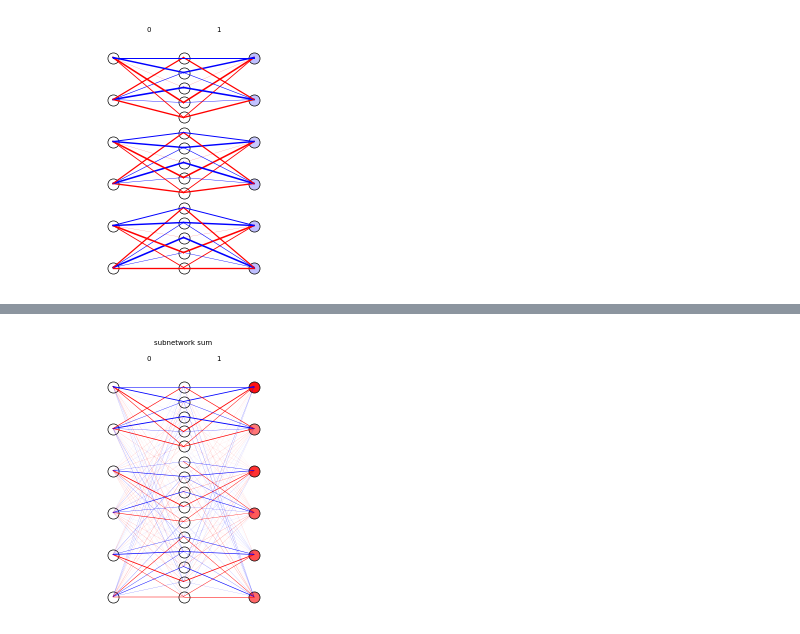
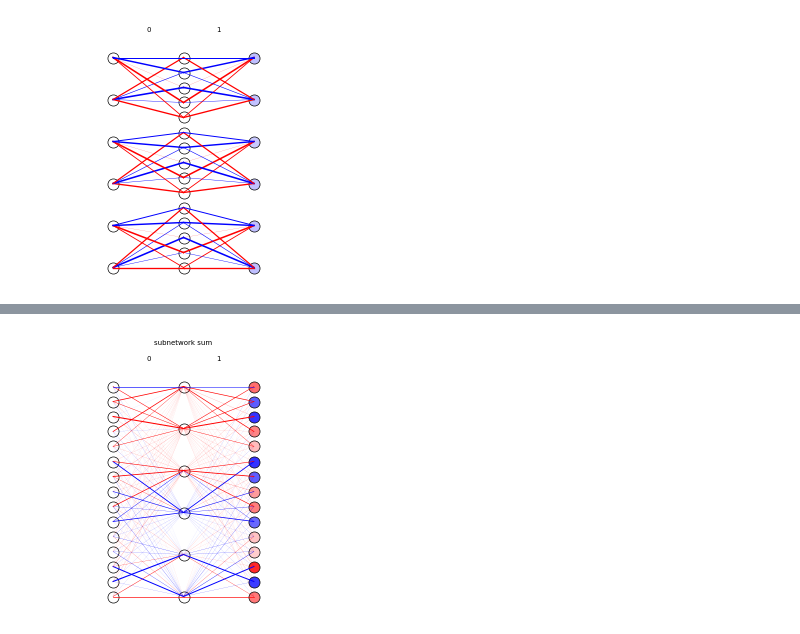
Before and after one commit to briannachrisman/eigenestimation, a Jupyter notebook: notebooks/tms.ipynb, the cells around one changed output, grey strips where cells are left out. Drawn from its saved outputs; the diff is of its cells as text; code cells hidden in the pictures.

Commit message:
updating train networks and tms

```diff
--- a/notebooks/tms.ipynb
+++ b/notebooks/tms.ipynb
@@ -139,14 +161,14 @@ wandb:   1 of 1 files downloaded.
 # %%
 model_params = eigenmodel.reconstruct_network()
-weights = {k:v for k,v in model_params.items() if 'b' not in k}
+weights = {k:v.transpose(0,1) for k,v in model_params.items() if 'b' not in k}
 weights = {str(i):v for i,v in enumerate(weights.values())}
 
 biases = {k:v for k,v in model_params.items() if 'b' in k}
 biases = {str(i+1):v for i,v in enumerate(biases.values())}
 
 
-DrawNeuralNetwork(weights, biases, title='subnetwork sum')
+figs = DrawNeuralNetwork(weights, biases, title='subnetwork sum')
 # %% [output]
-[figure, old version]
+[figure, new version]
 # %%
 figs = []
```
Also changed, not shown: parts of 4 cells of this notebook, 3 other files.
